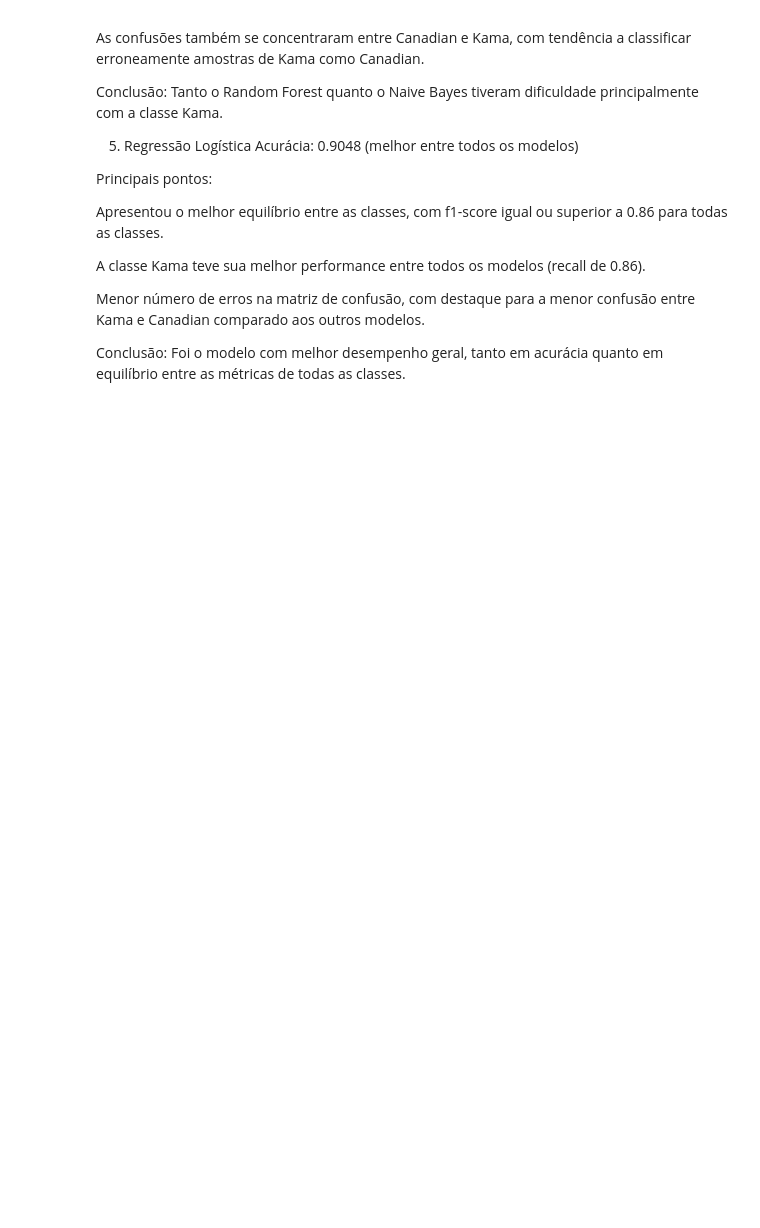
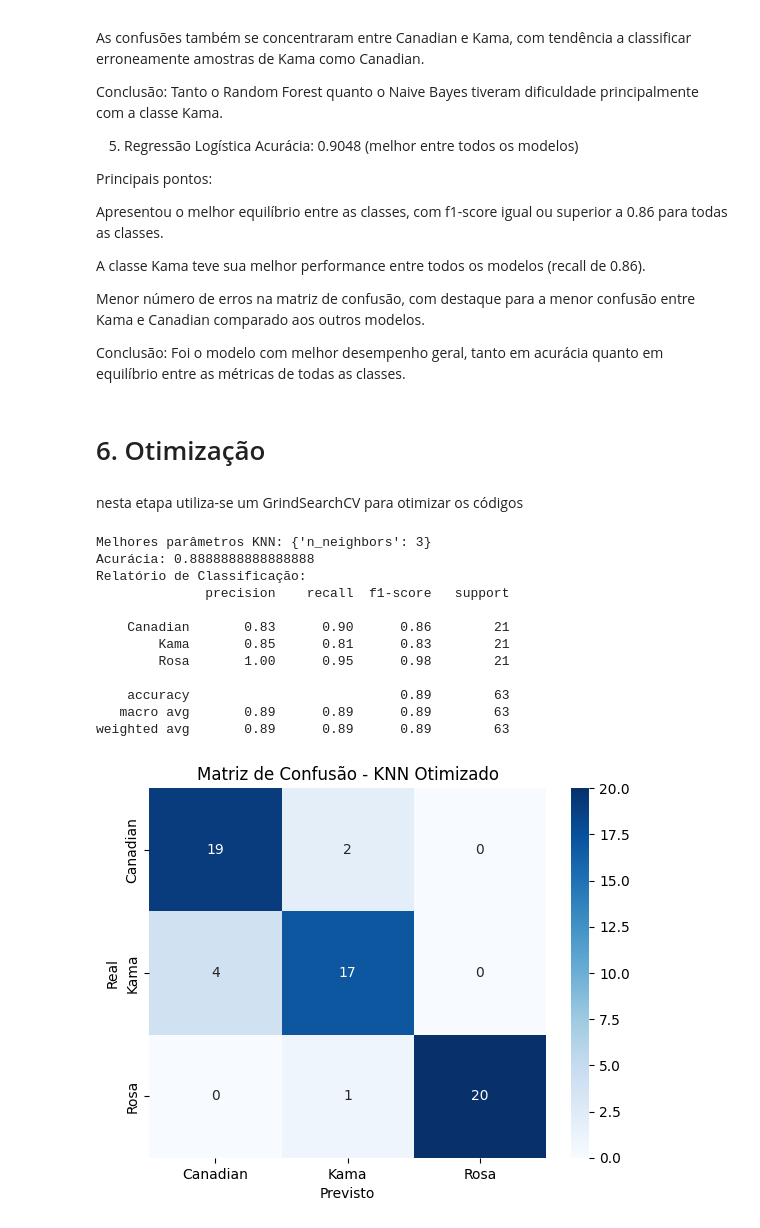
Before and after one commit to Startup-FarmTech-Solutions/Cap3-ImplementandoalgoritmosdeMachineLearningcomScikitlearn, a Jupyter notebook: notebooks/analise_de_graos.ipynb, the cells around one changed output. Saved outputs shown, nothing was run; the diff lists cells and outputs as text; code cells hidden in the pictures; blank space fills up the shorter version.

```diff
--- a/notebooks/analise_de_graos.ipynb
+++ b/notebooks/analise_de_graos.ipynb
@@ -395,3 +395,39 @@ A classe Kama teve sua melhor performance entre todos os modelos (recall de 0.86
 Menor número de erros na matriz de confusão, com destaque para a menor confusão entre Kama e Canadian comparado aos outros modelos.
 
 Conclusão: Foi o modelo com melhor desempenho geral, tanto em acurácia quanto em equilíbrio entre as métricas de todas as classes.
+# %% [markdown]
+# 6. Otimização
+# %% [markdown]
+nesta etapa utiliza-se um GrindSearchCV para otimizar os códigos
+# %%
+# GridSearch para KNN
+param_knn = {'n_neighbors': list(range(1, 21))}
+grid_knn = GridSearchCV(KNeighborsClassifier(), param_knn, cv=5)
+grid_knn.fit(X_train, y_train)
+
+best_knn = grid_knn.best_estimator_
+y_pred_knn = best_knn.predict(X_test)
+
+print("Melhores parâmetros KNN:", grid_knn.best_params_)
+print("Acurácia:", accuracy_score(y_test, y_pred_knn))
+print("Relatório de Classificação:")
+print(classification_report(y_test, y_pred_knn, target_names=le.classes_))
+sns.heatmap(confusion_matrix(y_test, y_pred_knn), annot=True, fmt='d', cmap='Blues', xticklabels=le.classes_, yticklabels=le.classes_)
+plt.title("Matriz de Confusão - KNN Otimizado")
+plt.xlabel("Previsto")
+plt.ylabel("Real")
+plt.show()
+# %% [output]
+Melhores parâmetros KNN: {'n_neighbors': 3}
+Acurácia: 0.8888888888888888
+Relatório de Classificação:
+              precision    recall  f1-score   support
+
+    Canadian       0.83      0.90      0.86        21
+        Kama       0.85      0.81      0.83        21
+        Rosa       1.00      0.95      0.98        21
+
+    accuracy                           0.89        63
+   macro avg       0.89      0.89      0.89        63
+weighted avg       0.89      0.89      0.89        63
+[figure, added]
```
Also changed, not shown: parts of 3 cells of this notebook.
